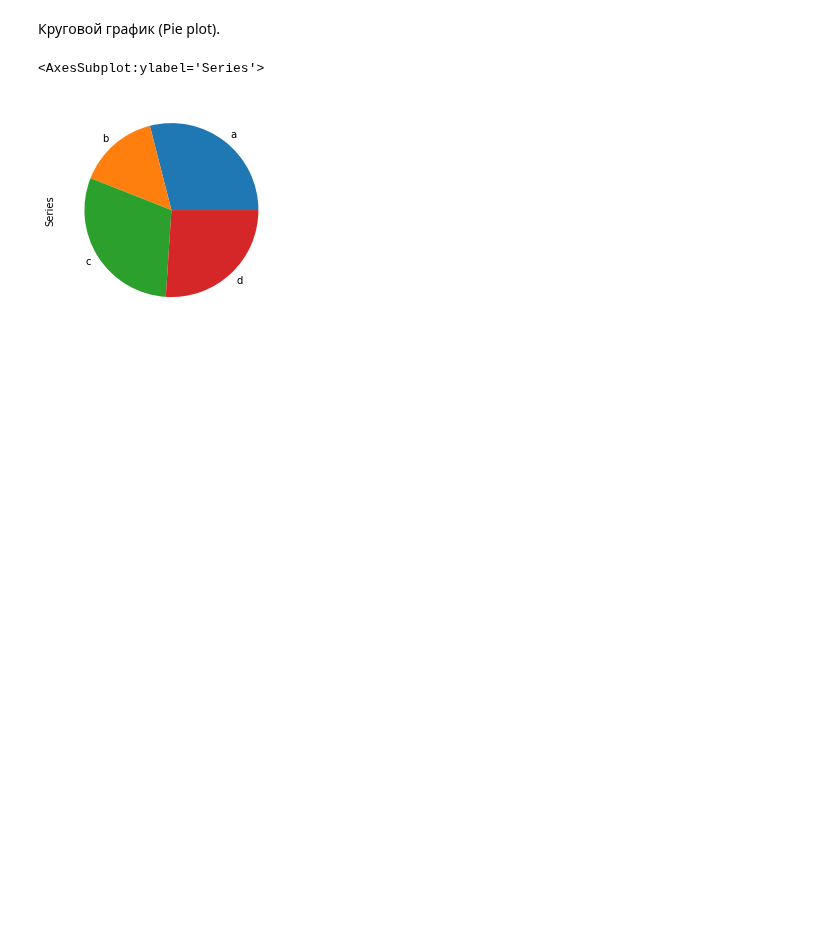
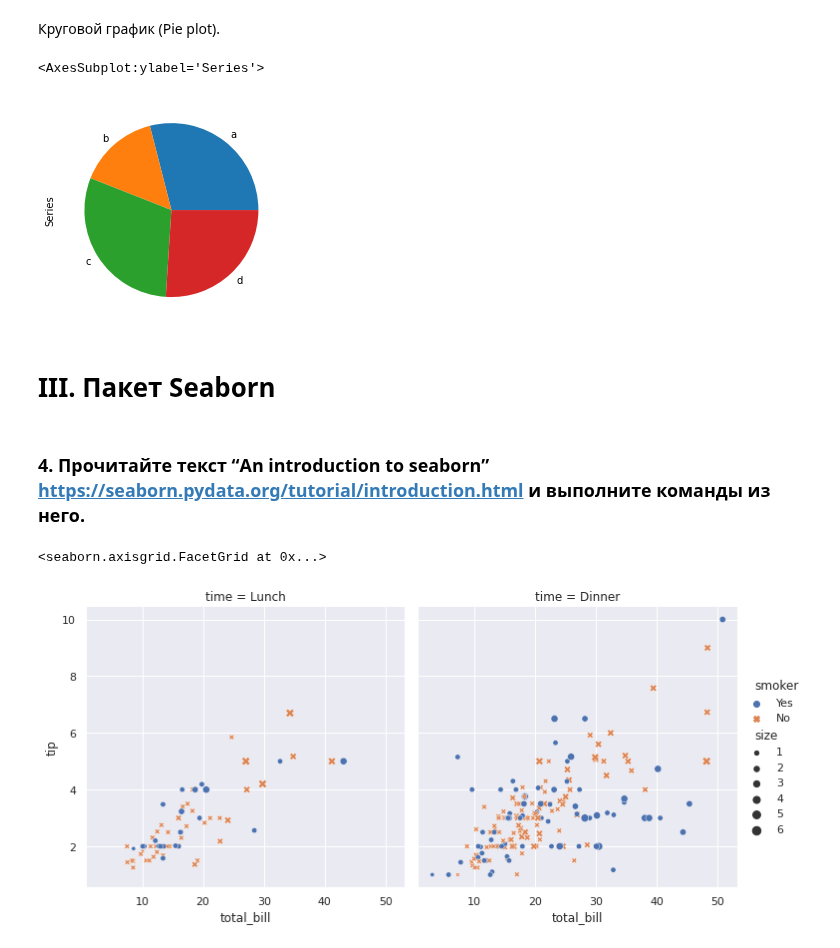
Before and after one commit to murpunk/Programming_2023, a Jupyter notebook: Графики_(pandas,_matplotlib,_seaborn).ipynb, the cells around one changed output. Saved outputs shown, nothing was run; the diff lists cells and outputs as text; code cells hidden in the pictures; blank space fills up the shorter version.

```diff
--- a/Графики_(pandas,_matplotlib,_seaborn).ipynb
+++ b/Графики_(pandas,_matplotlib,_seaborn).ipynb
@@ -277,3 +277,25 @@ s.plot.pie(figsize = (4, 4))
 # %% [output]
 <AxesSubplot:ylabel='Series'>
 [figure]
+# %% [markdown]
+# III. Пакет Seaborn
+# %% [markdown]
+### 4. Прочитайте текст “An introduction to seaborn” https://seaborn.pydata.org/tutorial/introduction.html и выполните команды из него.
+# %%
+import seaborn as sns
+
+# Apply the default theme
+sns.set_theme()
+
+# Load an example dataset
+tips = sns.load_dataset("tips")
+
+# Create a visualization
+sns.relplot(
+    data=tips,
+    x="total_bill", y="tip", col="time",
+    hue="smoker", style="smoker", size="size",
+)
+# %% [output]
+<seaborn.axisgrid.FacetGrid at 0x...>
+[figure, added]
```
Also changed, not shown: parts of 11 cells of this notebook.
